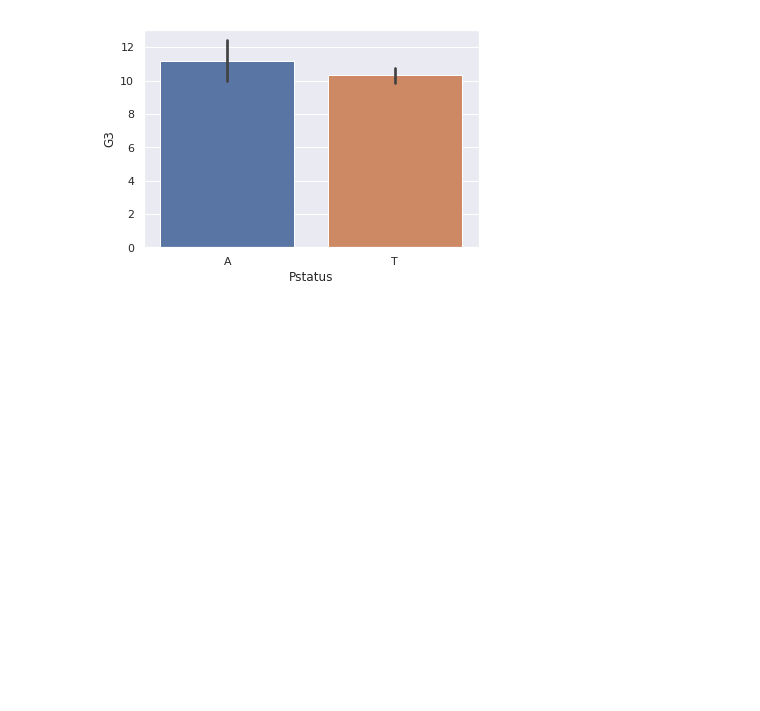
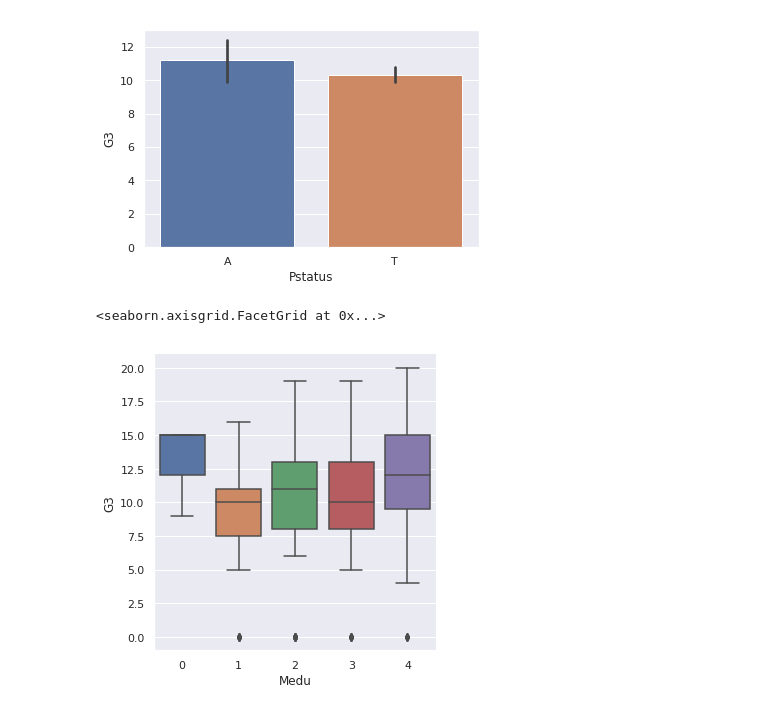
Before and after one commit to ArunaMaurya221B/practice-datasets, a Jupyter notebook: AcademicSuccess/main.ipynb, the cells around one changed output. Cells and saved outputs as stored; diff of their text form; code cells hidden in the pictures; blank space fills up the shorter version.

Commit message:
Rest of the parameters are assessed and visualized. Corresponding bargraphs, violin plots and boxplots are plotted using seaborn

```diff
--- a/AcademicSuccess/main.ipynb
+++ b/AcademicSuccess/main.ipynb
@@ -94,0 +94,5 @@ sns.
+# %%
+sns.catplot(x='Medu', y='G3', kind='box', data=student_mat)
+# %% [output]
+<seaborn.axisgrid.FacetGrid at 0x...>
+[figure, added]
```
Also changed, not shown: parts of 17 cells of this notebook.
